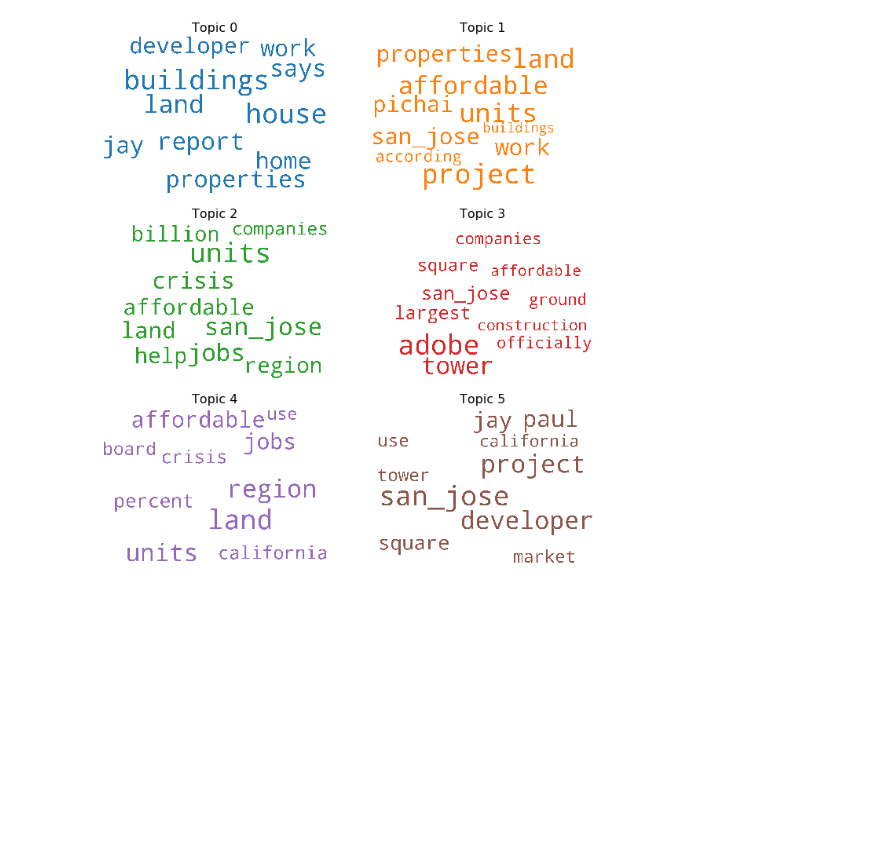
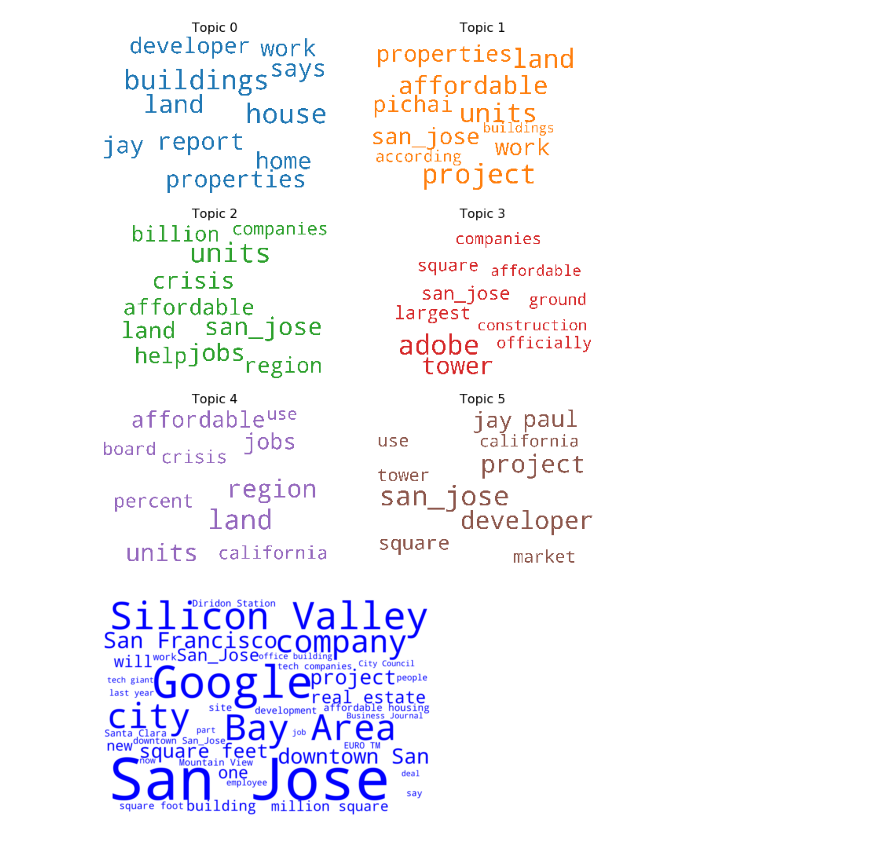
Before and after one commit to laurajnixon/sj_google_housing, a Jupyter notebook: SJ Google Campus news - data exploration, topic modeling.ipynb, the cells around one changed output. Drawn from its saved outputs; the diff is of its cells as text; code cells hidden in the pictures; blank space fills up the shorter version.

Commit message:
Add files via upload
Added additional word clouds

```diff
--- a/SJ Google Campus news - data exploration, topic modeling.ipynb
+++ b/SJ Google Campus news - data exploration, topic modeling.ipynb
@@ -260,6 +260,26 @@ def make_topicmod_wordcloud(topicmod):
     plt.margins(x=0, y=0)
     plt.tight_layout()
     return plt.show()
+
+def simple_word_cloud(text_list, font_color = "blue", maxwords = 40, custom_stopwords = ["said"]):
+    '''Takes list of strings, turns into one big string, and creates a word cloud'''
+    text_string = " ".join(text_list)
+
+    stopwords = set(STOPWORDS)
+    stopwords.update(custom_stopwords)
+
+    fulltext_cloud = WordCloud(background_color='white',
+                      width=3000,
+                      height=2000,
+                      max_words=maxwords,
+                      color_func=lambda *args, **kwargs: font_color,
+                      prefer_horizontal=1.0, stopwords=stopwords).generate(text_string)
+
+    # Display the generated image
+    plt.imshow(fulltext_cloud, interpolation='bilinear')
+    plt.axis("off")
+
+    return plt.show()
 # %% [markdown]
 ### Topic Model Results as Word Clouds
 # %%
@@ -280,3 +300,8 @@ topicmodel = topic_model(textlist_June, min_doc=10)
 make_topicmod_wordcloud(topicmodel)
 # %% [output]
 [figure]
+# %%
+#Simple word cloud of all articles
+simple_word_cloud(fulltext_list)
+# %% [output]
+[figure, added]
```
Also changed, not shown: parts of 1 cell of this notebook.
